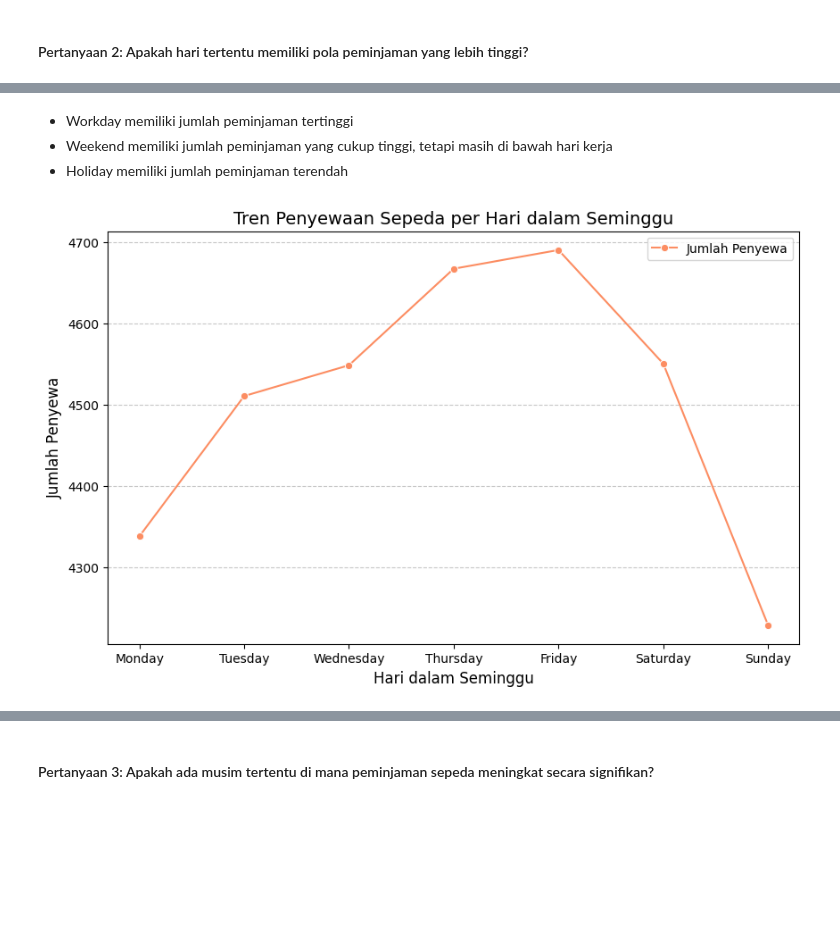
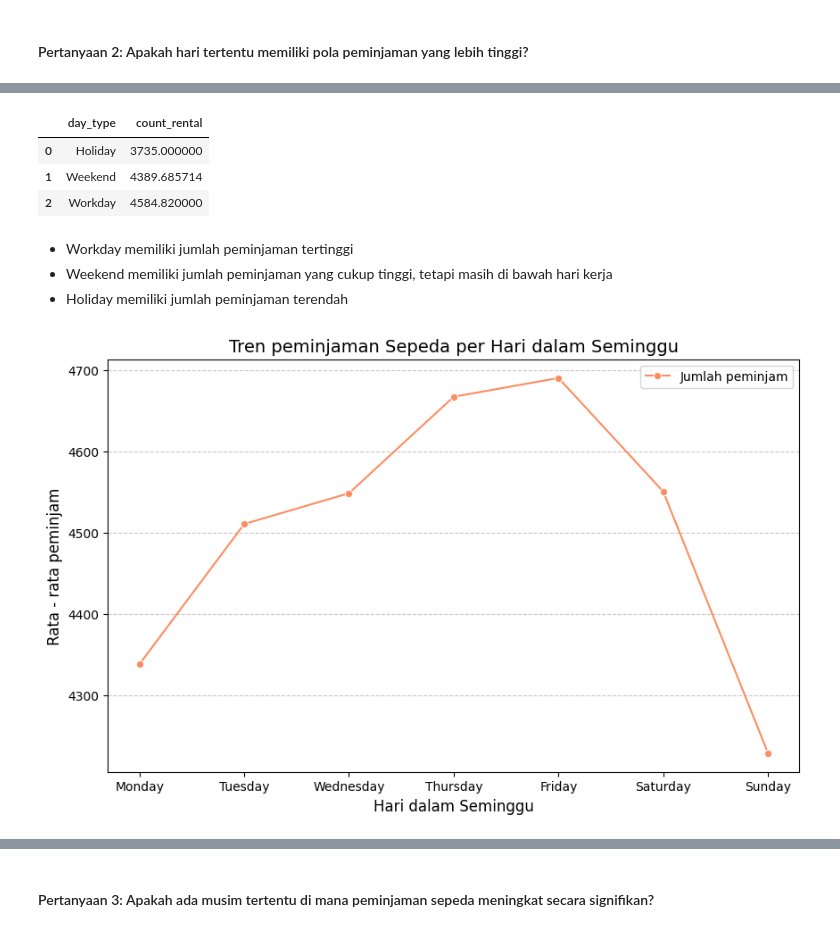
Before and after one commit to hara29/BikeSharingAnalysisData, a Jupyter notebook: Proyek_Analisis_Data_Cindy_Maharani.ipynb, the cells around one changed output, grey strips where cells are left out. Saved outputs shown, nothing was run; the diff lists cells and outputs as text; code cells hidden in the pictures; blank space fills up the shorter version.

```diff
--- a/Proyek_Analisis_Data_Cindy_Maharani.ipynb
+++ b/Proyek_Analisis_Data_Cindy_Maharani.ipynb
@@ -583,3 +660,10 @@ plt.show()
+# %%
+day_type_trend.head()
+# %% [output]
+|  | day_type | count_rental |
+| 0 | Holiday | 3735.000000 |
+| 1 | Weekend | 4389.685714 |
+| 2 | Workday | 4584.820000 |
 # %% [markdown]
 - Workday memiliki jumlah peminjaman tertinggi
 - Weekend memiliki jumlah peminjaman yang cukup tinggi, tetapi masih di bawah hari kerja
@@ -587,19 +671,19 @@ plt.show()
 # %%
 weekly_trend = day_df.groupby('weekday', observed=False).agg({
     'count_rental': 'mean'
 }).reset_index()
 
 weekday_order = ["Monday", "Tuesday", "Wednesday", "Thursday", "Friday", "Saturday", "Sunday"]
 weekly_trend['weekday'] = pd.Categorical(weekly_trend['weekday'], categories=weekday_order, ordered=True)
 weekly_trend = weekly_trend.sort_values('weekday')
 
 plt.figure(figsize=(10, 6))
-sns.lineplot(x='weekday', y='count_rental', data=weekly_trend, label="Jumlah Penyewa", marker='o', color=line_color)
+sns.lineplot(x='weekday', y='count_rental', data=weekly_trend, label="Jumlah peminjam", marker='o', color=line_color)
 
 plt.title("Tren peminjaman Sepeda per Hari dalam Seminggu", fontsize=14)
 plt.xlabel("Hari dalam Seminggu", fontsize=12)
-plt.ylabel("Jumlah Penyewa", fontsize=12)
+plt.ylabel("Rata - rata peminjam", fontsize=12)
 plt.grid(axis='y', linestyle='--', alpha=0.7)
 plt.show()
 # %% [output]
-[figure, old version]
+[figure, new version]
```
Also changed, not shown: parts of 30 cells of this notebook, 2 other files.
